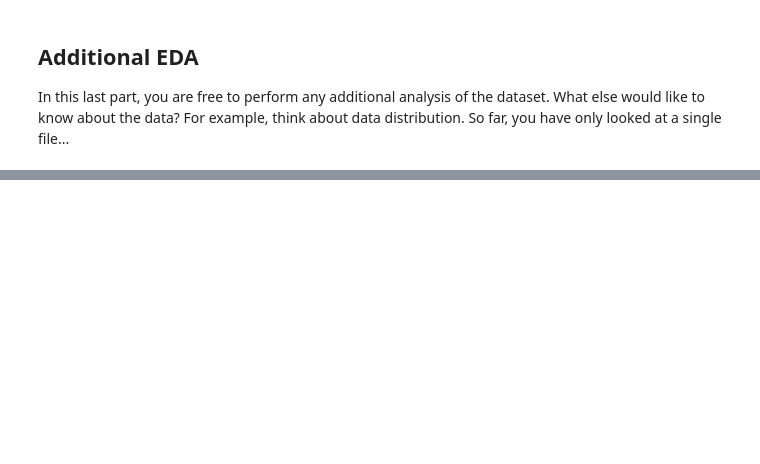
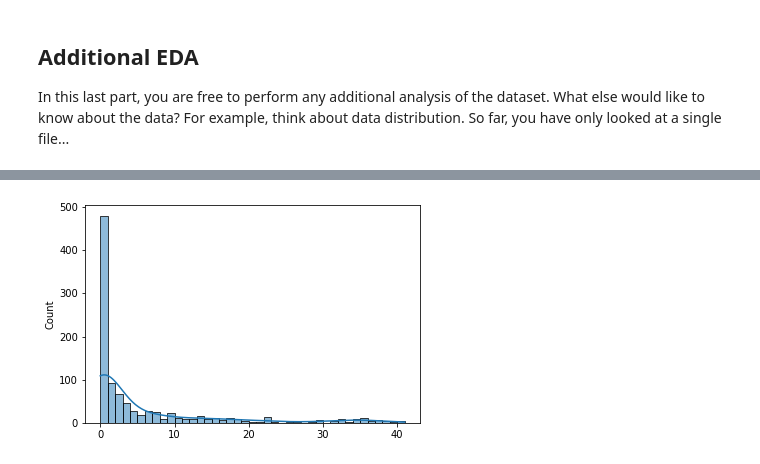
Before and after one commit to floriandonhauser/object-detection-in-an-urban-environment, a Jupyter notebook: Exploratory Data Analysis.ipynb, the cells around one changed output, grey strips where cells are left out. Saved outputs shown, nothing was run; the diff lists cells and outputs as text; code cells hidden in the pictures; blank space fills up the shorter version.

```diff
--- a/Exploratory Data Analysis.ipynb
+++ b/Exploratory Data Analysis.ipynb
@@ -78,0 +138,5 @@ For example, think about data distribution. So far, you have only looked at a si
+# %%
+sns.histplot(data=class_dist[2], binwidth=1, kde=True)
+ax.set(xlabel = 'Count', ylabel = 'Number of pedestrians', title = 'Distribution of pedestrians in images');
+# %% [output]
+[figure, added]
```
Also changed, not shown: parts of 9 cells of this notebook, 4 other files.
